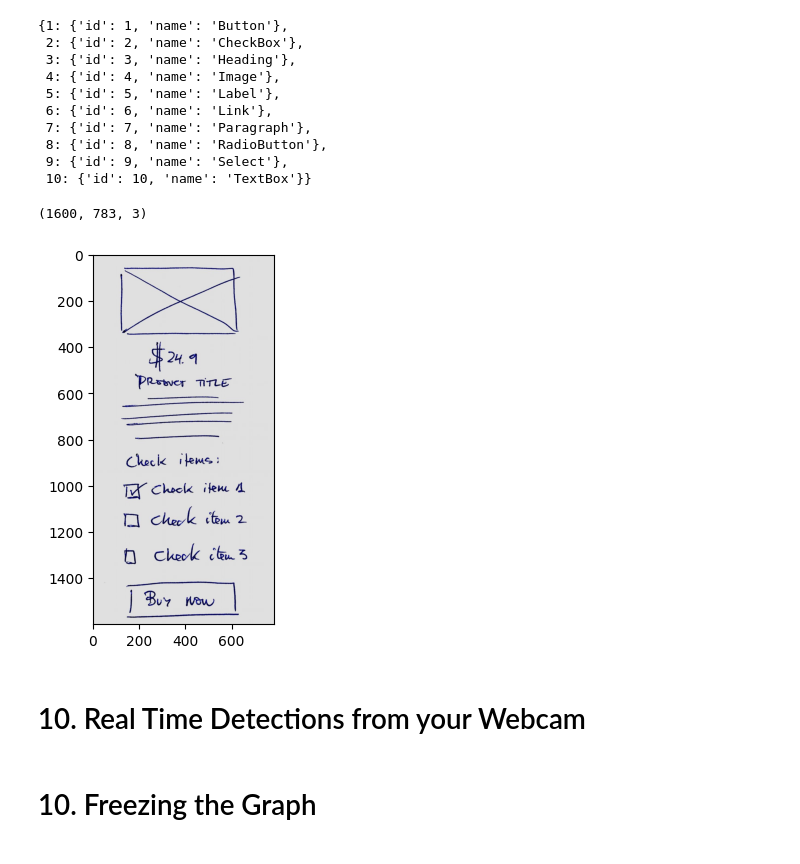
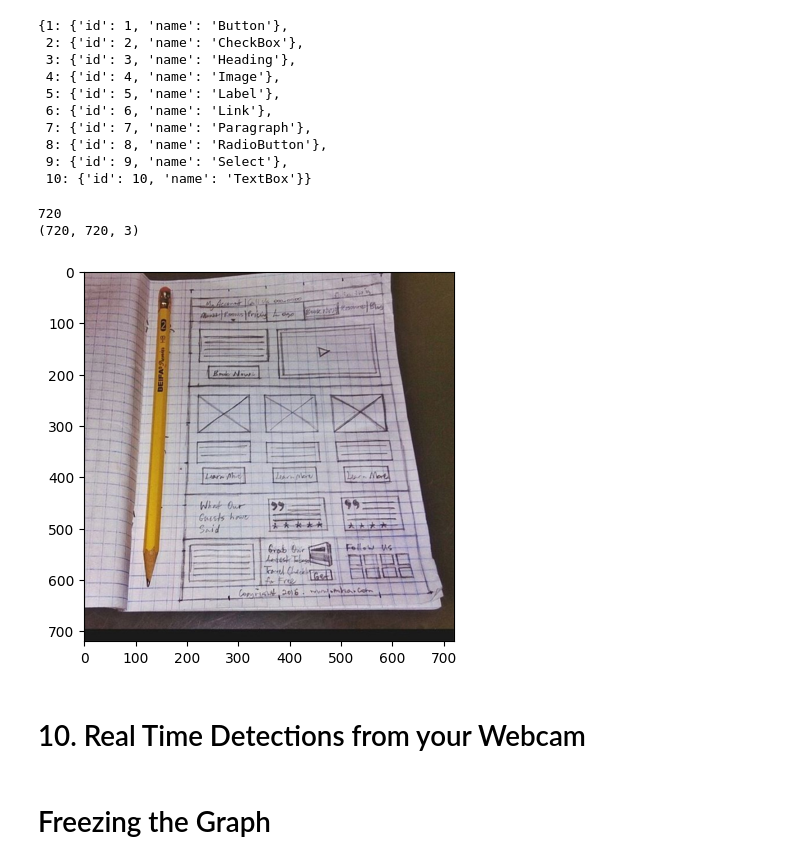
Before and after one commit to Ala-Alsanea/TF_OD_model, a Jupyter notebook: sketch Training and Detection .ipynb, the cells around one changed output. Drawn from its saved outputs; the diff is of its cells as text; code cells hidden in the pictures.

```diff
--- a/sketch Training and Detection .ipynb
+++ b/sketch Training and Detection .ipynb
@@ -21,22 +10,18 @@ TF_RECORD_SCRIPT_NAME = 'generate_tfrecord.py'
 LABEL_MAP_NAME = 'label_map.pbtxt'
 # %%
 paths = {
-    'WORKSPACE_PATH': os.path.join('Tensorflow', 'workspace'),
-    'SCRIPTS_PATH': os.path.join('Tensorflow','scripts'),
-    'APIMODEL_PATH': os.path.join('Tensorflow','models'),
-    'ANNOTATION_PATH': os.path.join('Tensorflow', 'workspace','annotations'),
-    'IMAGE_PATH': os.path.join('Tensorflow', 'workspace','images'),
-    'MODEL_PATH': os.path.join('Tensorflow', 'workspace','models'),
-    'PRETRAINED_MODEL_PATH': os.path.join('Tensorflow', 'workspace','pre-trained-models'),
-    'CHECKPOINT_PATH': os.path.join('Tensorflow', 'workspace','models',CUSTOM_MODEL_NAME),
-    'OUTPUT_PATH': os.path.join('Tensorflow', 'workspace','models',CUSTOM_MODEL_NAME, 'export'),
-    'TFJS_PATH':os.path.join('Tensorflow', 'workspace','models',CUSTOM_MODEL_NAME, 'tfjsexport'),
-    'TFLITE_PATH':os.path.join('Tensorflow', 'workspace','models',CUSTOM_MODEL_NAME, 'tfliteexport'),
-    'PROTOC_PATH':os.path.join('Tensorflow','protoc')
+    'APIMODEL_PATH': os.path.join('od_tf_model'),
+    'ANNOTATION_PATH': os.path.join('annotations'),
+    'IMAGE_PATH': os.path.join('images'),
+    'MODEL_PATH': os.path.join('my_models'),
+    'PRETRAINED_MODEL_PATH': os.path.join('pre-trained-models'),
+    'CHECKPOINT_PATH': os.path.join('my_models',CUSTOM_MODEL_NAME),
+    'OUTPUT_PATH': os.path.join('my_models',CUSTOM_MODEL_NAME, 'export'),
+    'TFJS_PATH':os.path.join('my_models',CUSTOM_MODEL_NAME, 'tfjsexport'),
+    'TFLITE_PATH':os.path.join('my_models',CUSTOM_MODEL_NAME, 'tfliteexport'),
  }
 # %%
 files = {
-    'PIPELINE_CONFIG':os.path.join('Tensorflow', 'workspace','models', CUSTOM_MODEL_NAME, 'pipeline.config'),
-    'TF_RECORD_SCRIPT': os.path.join(paths['SCRIPTS_PATH'], TF_RECORD_SCRIPT_NAME),
+    'PIPELINE_CONFIG':os.path.join(paths['MODEL_PATH'], CUSTOM_MODEL_NAME, 'pipeline.config'),
     'LABELMAP': os.path.join(paths['ANNOTATION_PATH'], LABEL_MAP_NAME)
 }
@@ -370,29 +229,29 @@ category_index
  9: {'id': 9, 'name': 'Select'},
  10: {'id': 10, 'name': 'TextBox'}}
 # %%
-IMAGE_PATH = os.path.join(paths['IMAGE_PATH'], 'test','e6b36cb6-83a0-4865-8b33-52822722ef50.png')
+IMAGE_PATH = os.path.join(paths['IMAGE_PATH'], 'test','images','e6b36cb6-83a0-4865-8b33-52822722ef50.png')
 
-# URL = 'https://s3.gomedia.us/wp-content/uploads/2018/02/Sketch-5.png'
-# req = urllib.request.urlopen(URL)
-# arr = np.asarray(bytearray(req.read()), dtype=np.uint8)
+URL = 'https://whatpixel.com/images/2015/12/04-website-homepage-wireframe.jpg'
+req = urllib.request.urlopen(URL)
+arr = np.asarray(bytearray(req.read()), dtype=np.uint8)
 # %%
 #from url
 # 'Load it as it is'
-# img = cv2.imdecode(arr, -1,)
-# # print(len(img))
-# img = cv2.cvtColor(img,cv2.COLOR_BGR2GRAY)
+img = cv2.imdecode(arr, -1,)
+img = cv2.cvtColor(img,1)
 # print(img)
 
 
 #locale
-img = cv2.imread(IMAGE_PATH)
+# img = cv2.imread(IMAGE_PATH)
 
 
 # plt.imshow(img)
 # plt.show()
 
 image_np = np.array(img)
-# image_np = np.expand_dims(image_np, 2)
+# image_np = np.expand_dims(image_np, 1)
+print(len(image_np))
 
 print(image_np.shape)
 
@@ -406,35 +265,36 @@ detections = {key: value[0, :num_detections].numpy()
               for key, value in detections.items()}
 detections['num_detections'] = num_detections
 
 # detection_classes should be ints.
 detections['detection_classes'] = detections['detection_classes'].astype(np.int64)
 
 label_id_offset = 1
 image_np_with_detections = image_np.copy()
 
 viz_utils.visualize_boxes_and_labels_on_image_array(
             image_np_with_detections,
             detections['detection_boxes'],
             detections['detection_classes']+label_id_offset,
             detections['detection_scores'],
             category_index,
             use_normalized_coordinates=True,
             max_boxes_to_draw=5,
             min_score_thresh=.5,
             agnostic_mode=False)
 
 cv2.imwrite('1.jpg',image_np_with_detections)
 # cv2.imshow('frame', cv2.cvtColor(image_np_with_detections, cv2.COLOR_BGR2RGB))
 
 # cap.release()
 # cv2.destroyAllWindows()
 
 # print(detections.keys())
 plt.imshow(cv2.cvtColor(image_np_with_detections, cv2.COLOR_BGR2RGB))
 plt.show()
 # %% [output]
-(1600, 783, 3)
+720
+(720, 720, 3)
-[figure, old version]
+[figure, new version]
 # %% [markdown]
 # 10. Real Time Detections from your Webcam
 # %%
@@ -480,7 +340,7 @@ while cap.isOpened():
         cv2.destroyAllWindows()
         break
 # %% [markdown]
-# 10. Freezing the Graph
+#  Freezing the Graph
 # %%
 FREEZE_SCRIPT = os.path.join(paths['APIMODEL_PATH'], 'research', 'object_detection', 'exporter_main_v2.py ')
 # %%
```
Also changed, not shown: parts of 51 cells of this notebook.
